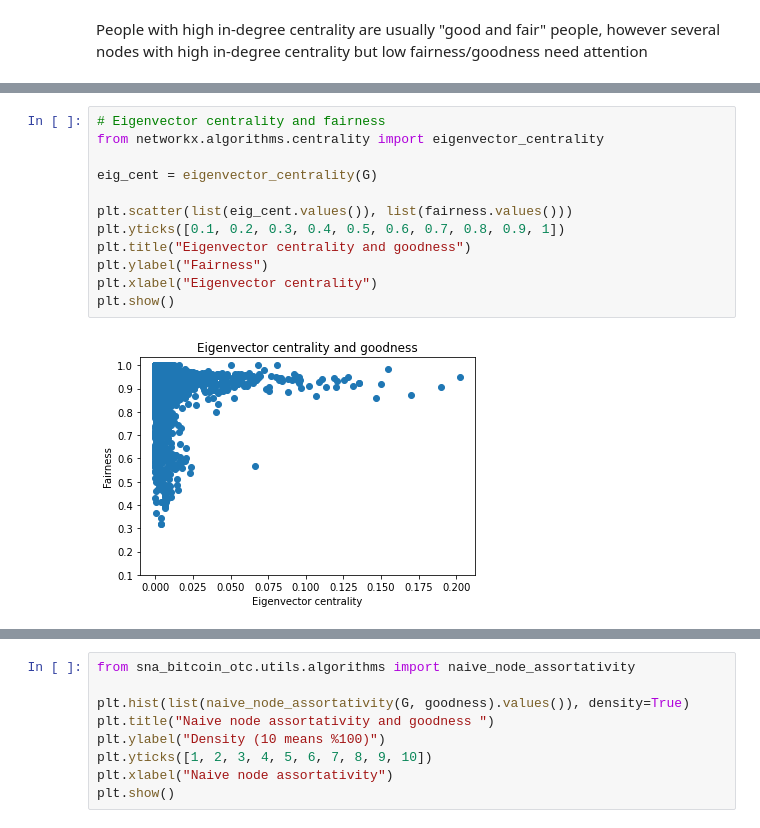
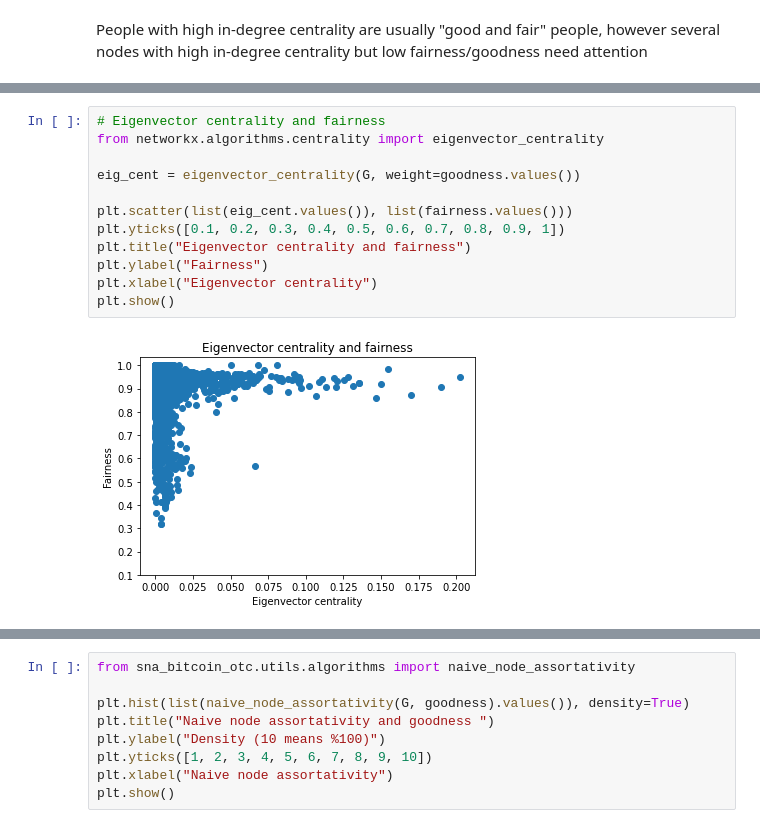
Before and after one commit to umitkaanusta/FraudRingDetection-TrustNetworks-Trying-New-Approach, a Jupyter notebook: sna_bitcoin_otc/notebooks/1_EDA.ipynb, the cells around one changed output, grey strips where cells are left out. Cells and saved outputs as stored; diff of their text form.

```diff
--- a/sna_bitcoin_otc/notebooks/1_EDA.ipynb
+++ b/sna_bitcoin_otc/notebooks/1_EDA.ipynb
@@ -430,14 +434,14 @@ plt.show()
 # %%
 # Eigenvector centrality and fairness
 from networkx.algorithms.centrality import eigenvector_centrality
 
-eig_cent = eigenvector_centrality(G)
+eig_cent = eigenvector_centrality(G, weight=goodness.values())
 
 plt.scatter(list(eig_cent.values()), list(fairness.values()))
 plt.yticks([0.1, 0.2, 0.3, 0.4, 0.5, 0.6, 0.7, 0.8, 0.9, 1])
-plt.title("Eigenvector centrality and goodness")
+plt.title("Eigenvector centrality and fairness")
 plt.ylabel("Fairness")
 plt.xlabel("Eigenvector centrality")
 plt.show()
 # %% [output]
-[figure, old version]
+[figure, new version]
```
Also changed, not shown: parts of 14 cells of this notebook, 1 other file.
